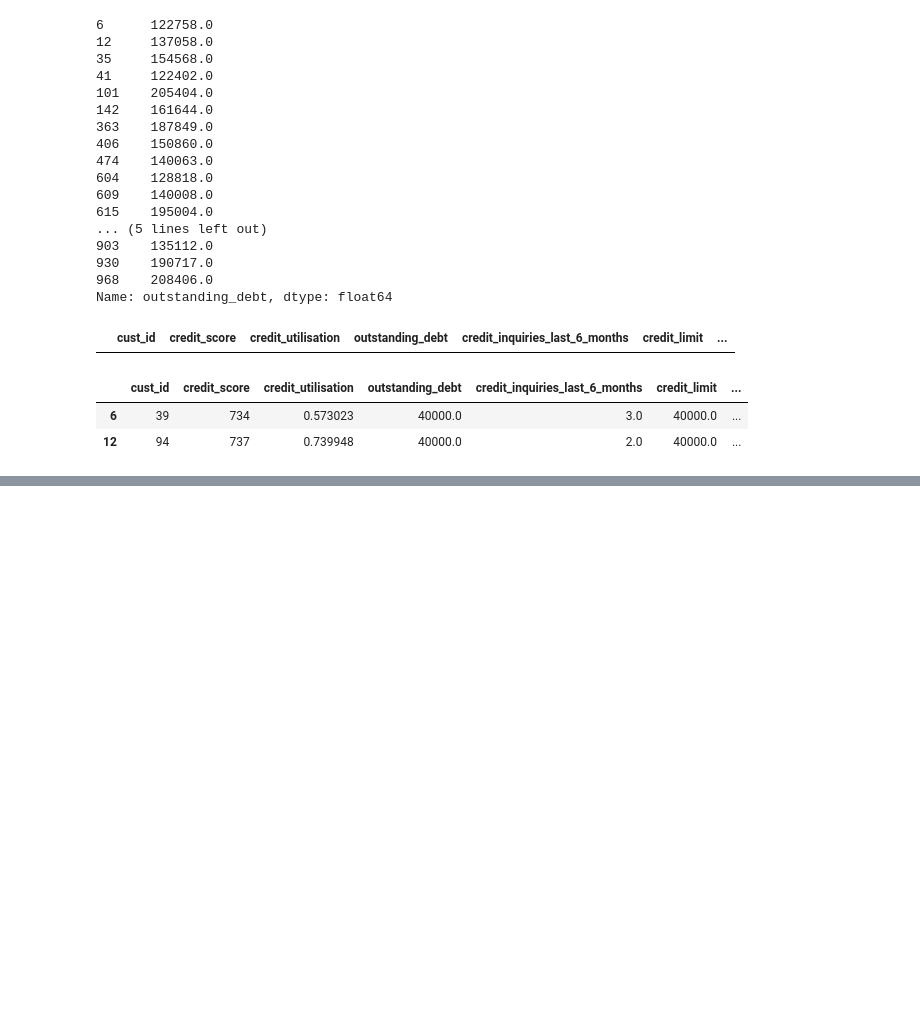
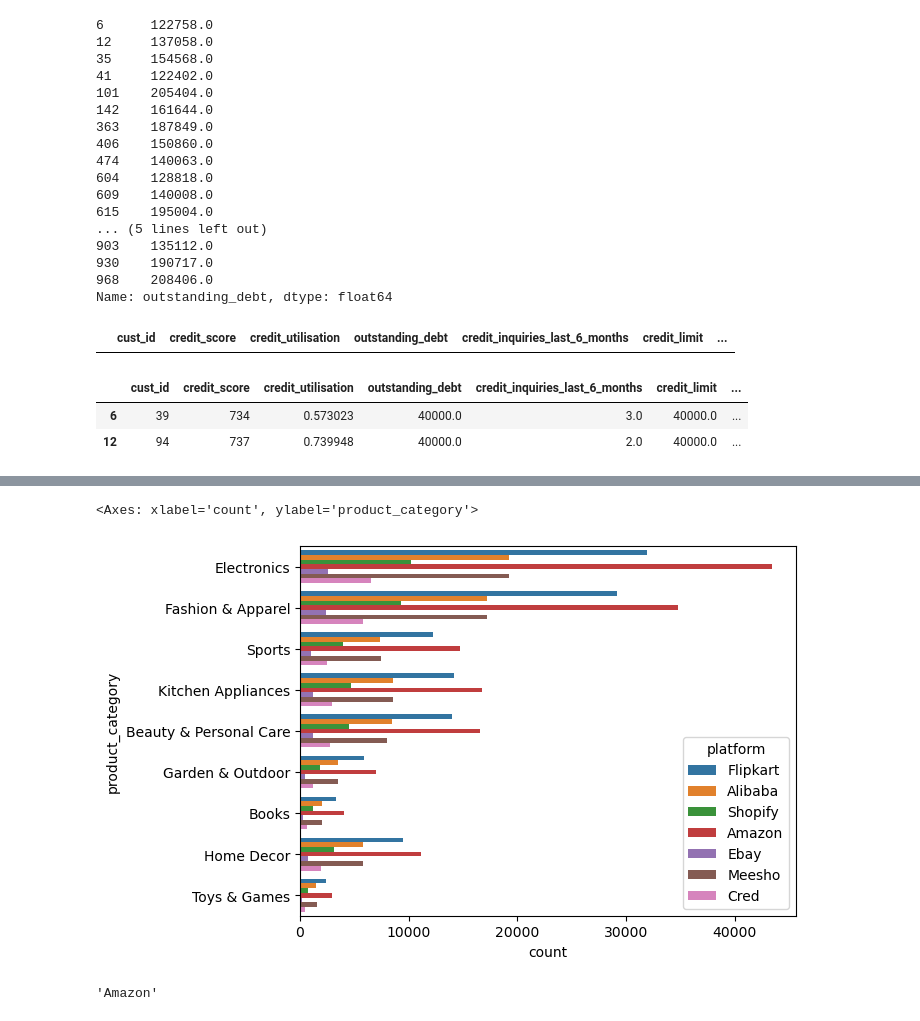
Before and after one commit to Vishal-Nishad/CodeBasics, a Jupyter notebook: 3. Math and Statistics/9. Phase 1-Find Target Market/Untitled.ipynb, the cells around one changed output, grey strips where cells are left out. Saved outputs shown, nothing was run; the diff lists cells and outputs as text; code cells hidden in the pictures; blank space fills up the shorter version.

```diff
--- a/3. Math and Statistics/9. Phase 1-Find Target Market/Untitled.ipynb
+++ b/3. Math and Statistics/9. Phase 1-Find Target Market/Untitled.ipynb
@@ -722,0 +858,12 @@ df_cs_clean_2.loc[[6,12]]
+# %%
+sns.countplot(y="product_category",hue="platform",data=df_trans)
+
+# so by seeing the graph we found that amazon is ahead in every product category
+# so we use amazon to replace platform null data
+# %% [output]
+<Axes: xlabel='count', ylabel='product_category'>
+[figure, added]
+# %%
+df_trans["platform"].mode()[0]
+# %% [output]
+'Amazon'
```
Also changed, not shown: parts of 19 cells of this notebook.
